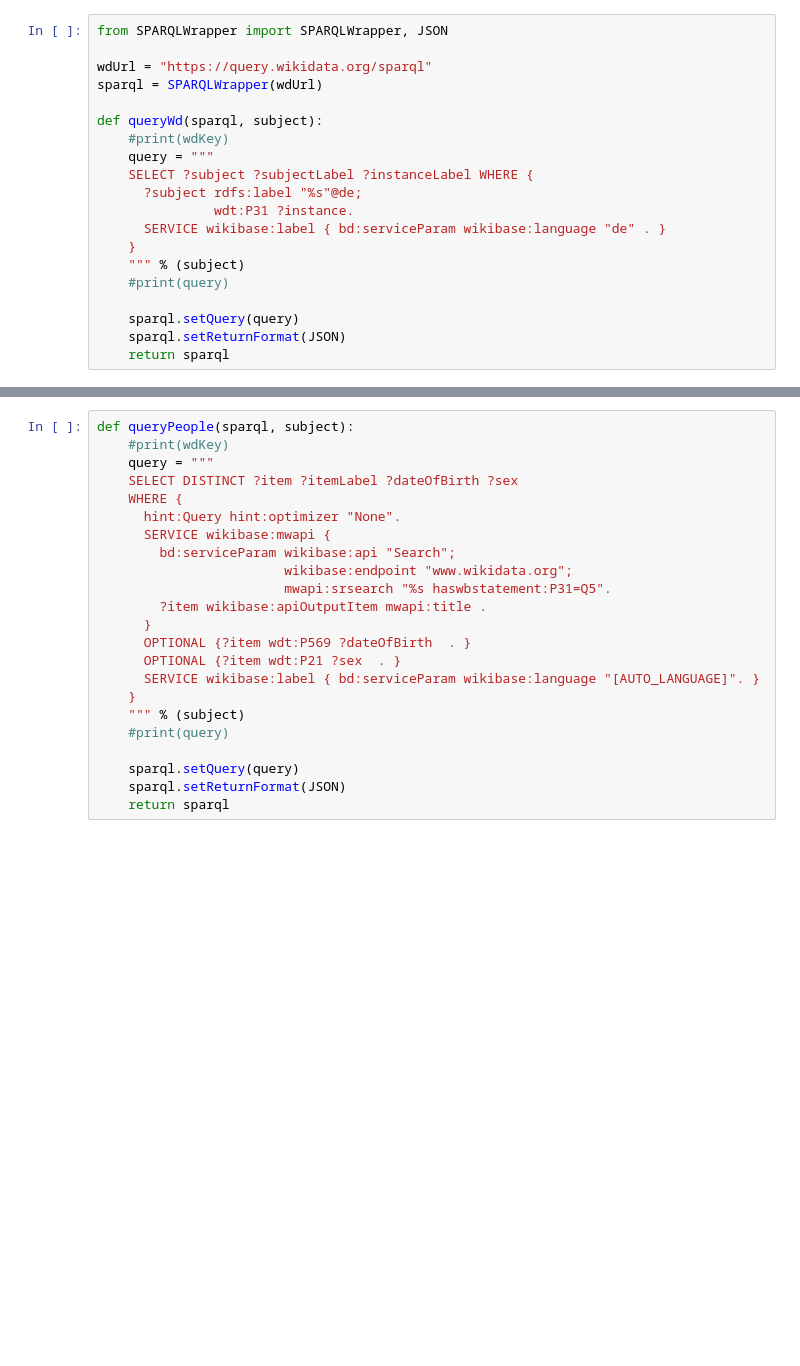
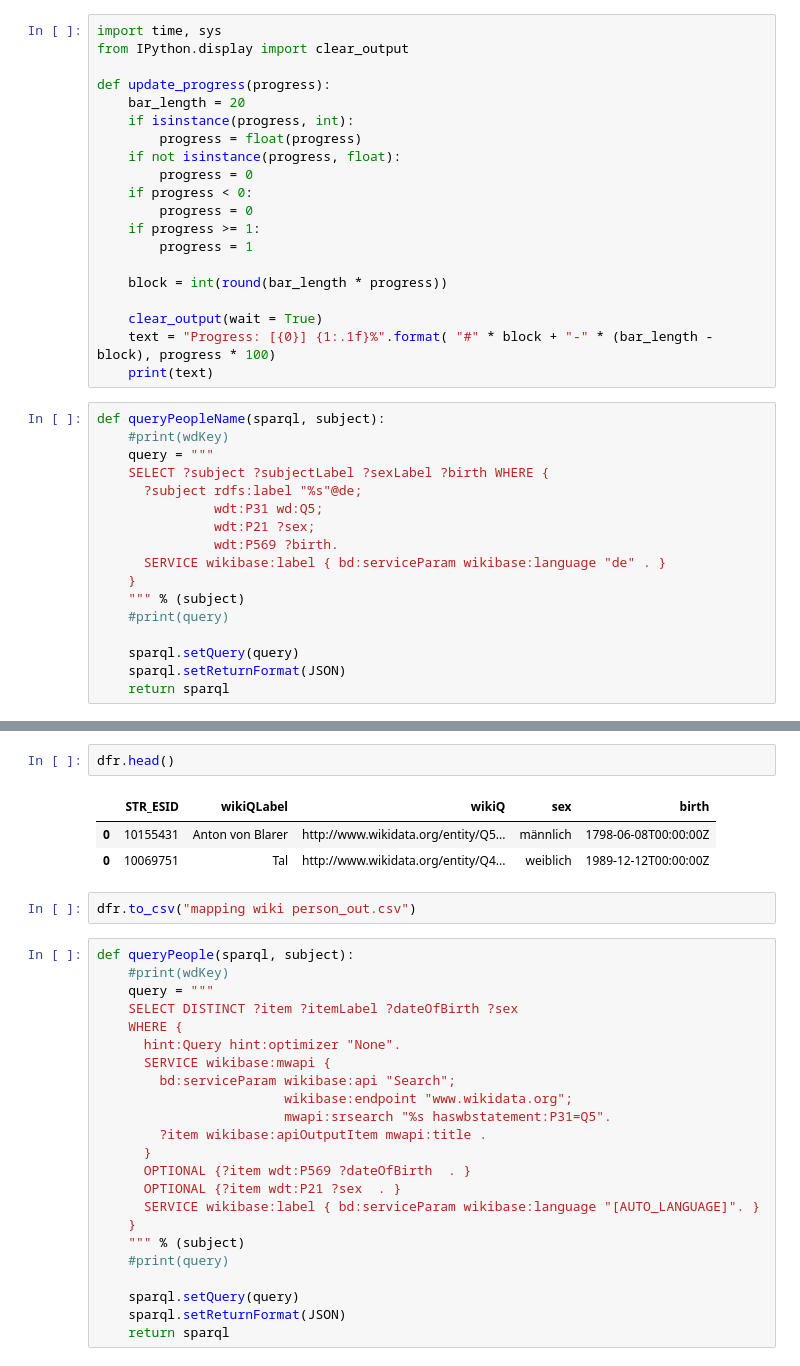
Before and after one commit to CaptainInler/cassda-zertifikatsarbeit, a Jupyter notebook: Modeling/mapping wiki person.ipynb, the cells around one changed output, grey strips where cells are left out. Drawn from its saved outputs; the diff is of its cells as text; blank space fills up the shorter version.

```diff
--- a/Modeling/mapping wiki person.ipynb
+++ b/Modeling/mapping wiki person.ipynb
@@ -14,15 +36,32 @@ streetnames.head()
+# %%
+import time, sys
+from IPython.display import clear_output
+
+def update_progress(progress):
+    bar_length = 20
+    if isinstance(progress, int):
+        progress = float(progress)
+    if not isinstance(progress, float):
+        progress = 0
+    if progress < 0:
+        progress = 0
+    if progress >= 1:
+        progress = 1
+
+    block = int(round(bar_length * progress))
+
+    clear_output(wait = True)
+    text = "Progress: [{0}] {1:.1f}%".format( "#" * block + "-" * (bar_length - block), progress * 100)
+    print(text)
 # %%
-from SPARQLWrapper import SPARQLWrapper, JSON
-
-wdUrl = "https://query.wikidata.org/sparql"
-sparql = SPARQLWrapper(wdUrl)
-
-def queryWd(sparql, subject):
+def queryPeopleName(sparql, subject):
     #print(wdKey)
     query = """
-    SELECT ?subject ?subjectLabel ?instanceLabel WHERE {
+    SELECT ?subject ?subjectLabel ?sexLabel ?birth WHERE {
       ?subject rdfs:label "%s"@de;
-               wdt:P31 ?instance.
+               wdt:P31 wd:Q5;
+               wdt:P21 ?sex;
+               wdt:P569 ?birth.
       SERVICE wikibase:label { bd:serviceParam wikibase:language "de" . }
     }
     """ % (subject)
@@ -34,3 +132,11 @@ def queryWd(sparql, subject):
+# %%
+dfr.head()
+# %% [output]
+|  | STR_ESID | wikiQLabel | wikiQ | sex | birth |
+| 0 | 10155431 | Anton von Blarer | http://www.wikidata.org/entity/Q5... | männlich | 1798-06-08T00:00:00Z |
+| 0 | 10069751 | Tal | http://www.wikidata.org/entity/Q4... | weiblich | 1989-12-12T00:00:00Z |
+# %%
+dfr.to_csv("mapping wiki person_out.csv")
 # %%
 def queryPeople(sparql, subject):
     #print(wdKey)
```
Also changed, not shown: parts of 10 cells of this notebook.
